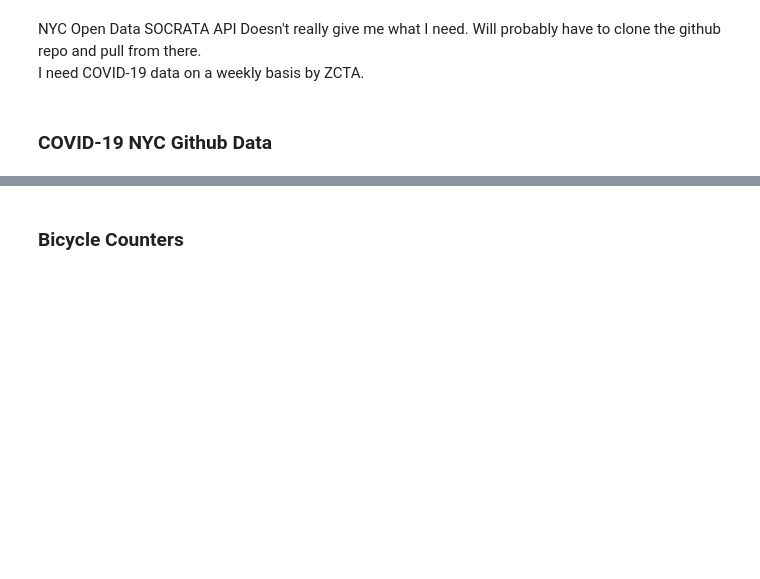
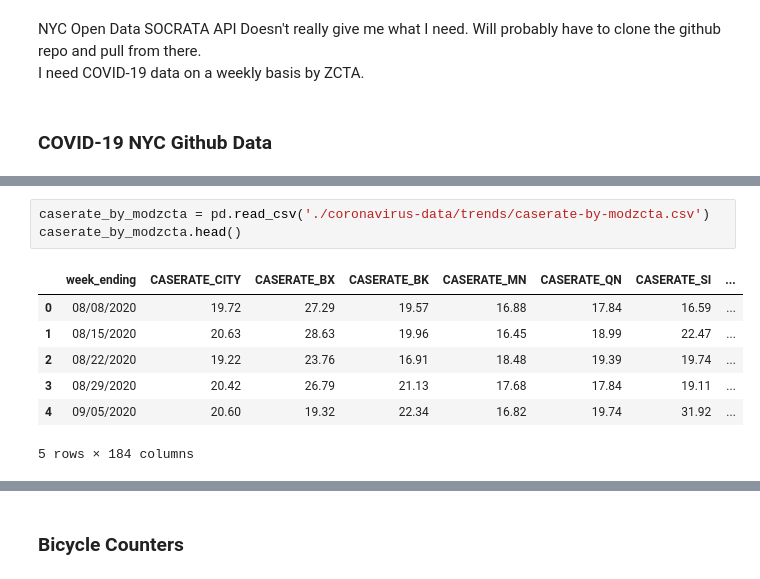
Before and after one commit to justinm0rgan/nyc-bike, a Jupyter notebook: data_gathering.ipynb, the cells around one changed output, grey strips where cells are left out. Drawn from its saved outputs; the diff is of its cells as text; blank space fills up the shorter version.

```diff
--- a/data_gathering.ipynb
+++ b/data_gathering.ipynb
@@ -157,0 +176,11 @@ name
+# %%
+caserate_by_modzcta = pd.read_csv('./coronavirus-data/trends/caserate-by-modzcta.csv')
+caserate_by_modzcta.head()
+# %% [output]
+|  | week_ending | CASERATE_CITY | CASERATE_BX | CASERATE_BK | CASERATE_MN | CASERATE_QN | CASERATE_SI | ... |
+| 0 | 08/08/2020 | 19.72 | 27.29 | 19.57 | 16.88 | 17.84 | 16.59 | ... |
+| 1 | 08/15/2020 | 20.63 | 28.63 | 19.96 | 16.45 | 18.99 | 22.47 | ... |
+| 2 | 08/22/2020 | 19.22 | 23.76 | 16.91 | 18.48 | 19.39 | 19.74 | ... |
+| 3 | 08/29/2020 | 20.42 | 26.79 | 21.13 | 17.68 | 17.84 | 19.11 | ... |
+| 4 | 09/05/2020 | 20.60 | 19.32 | 22.34 | 16.82 | 19.74 | 31.92 | ... |
+5 rows × 184 columns
```
Also changed, not shown: parts of 16 cells of this notebook.
